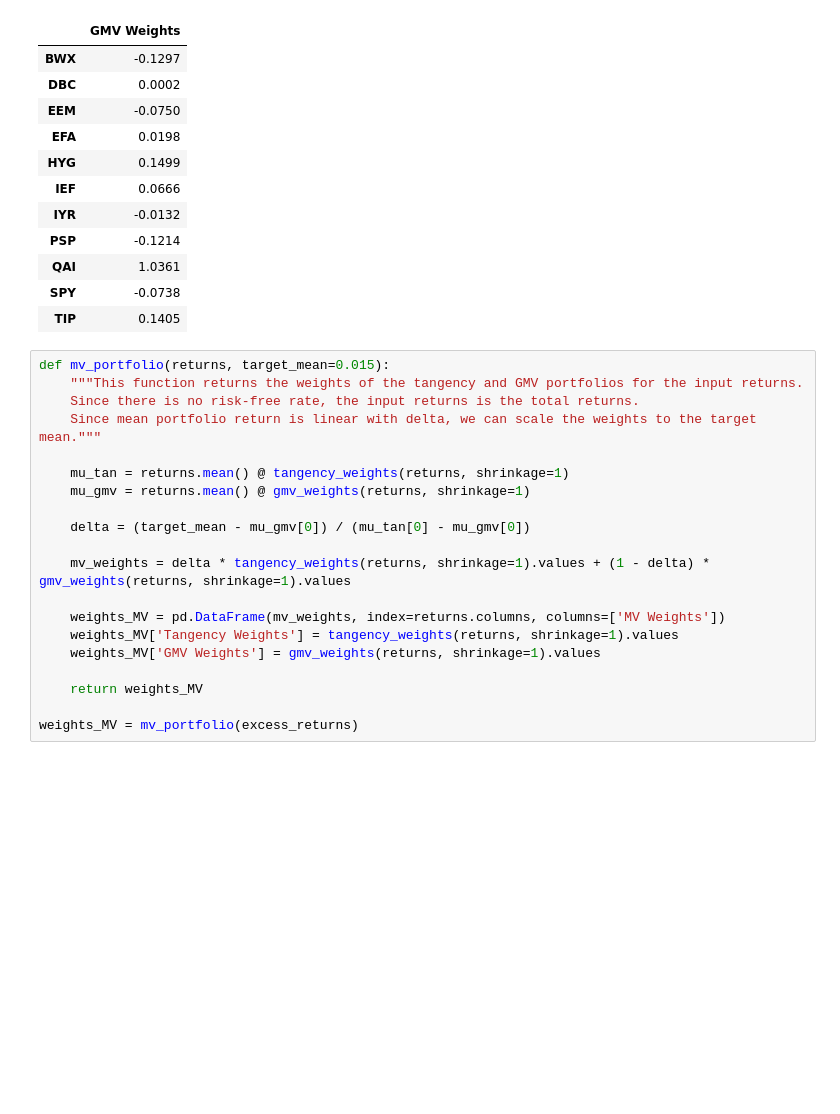
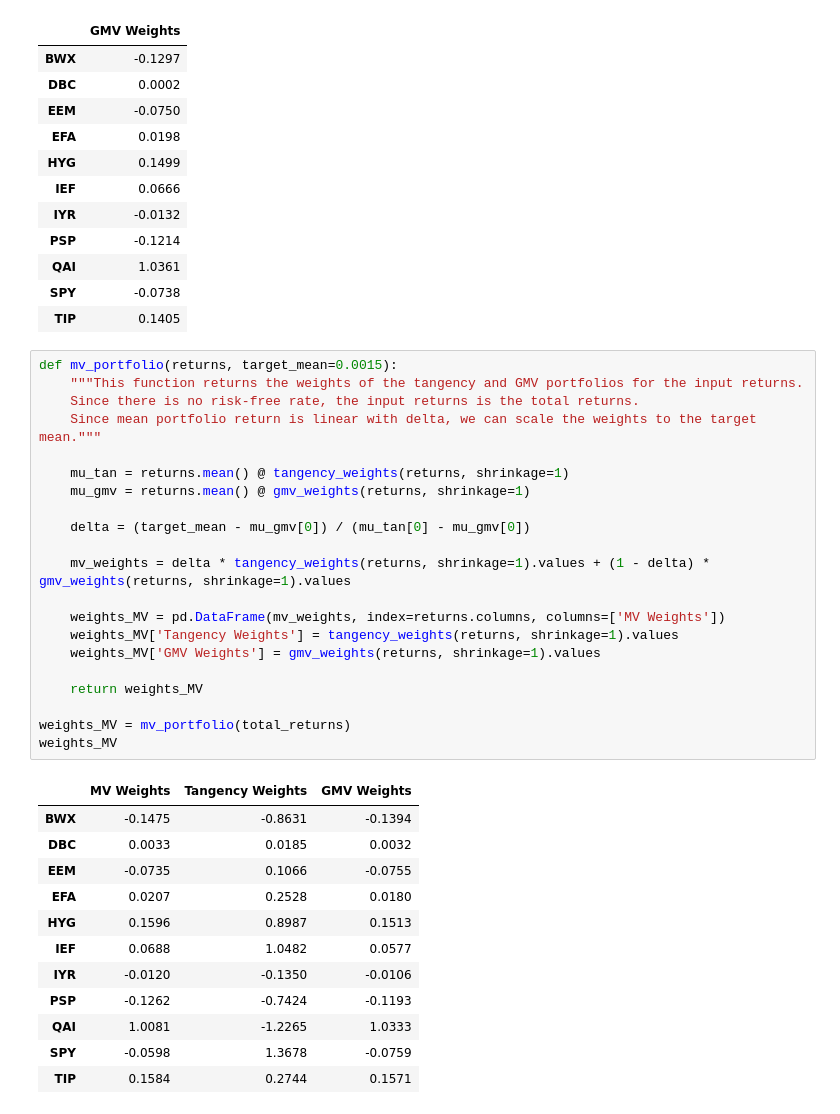
Before and after one commit to chew-in/Quantitative_Portfolio_Manager, a Jupyter notebook: homework/hw1_CY.ipynb, the cells around one changed output. Drawn from its saved outputs; the diff is of its cells as text; blank space fills up the shorter version.

```diff
--- a/homework/hw1_CY.ipynb
+++ b/homework/hw1_CY.ipynb
@@ -671,23 +674,37 @@ gmv_weights(excess_returns)
 | SPY | -0.0738 |
 | TIP | 0.1405 |
 # %%
-def mv_portfolio(returns, target_mean=0.015):
+def mv_portfolio(returns, target_mean=0.0015):
     """This function returns the weights of the tangency and GMV portfolios for the input returns.
     Since there is no risk-free rate, the input returns is the total returns.
     Since mean portfolio return is linear with delta, we can scale the weights to the target mean."""
 
     mu_tan = returns.mean() @ tangency_weights(returns, shrinkage=1)
     mu_gmv = returns.mean() @ gmv_weights(returns, shrinkage=1)
 
     delta = (target_mean - mu_gmv[0]) / (mu_tan[0] - mu_gmv[0])
 
     mv_weights = delta * tangency_weights(returns, shrinkage=1).values + (1 - delta) * gmv_weights(returns, shrinkage=1).values
 
     weights_MV = pd.DataFrame(mv_weights, index=returns.columns, columns=['MV Weights'])
     weights_MV['Tangency Weights'] = tangency_weights(returns, shrinkage=1).values
     weights_MV['GMV Weights'] = gmv_weights(returns, shrinkage=1).values
 
     return weights_MV
 
-weights_MV = mv_portfolio(excess_returns)
+weights_MV = mv_portfolio(total_returns)
+weights_MV
+# %% [output]
+|  | MV Weights | Tangency Weights | GMV Weights |
+| BWX | -0.1475 | -0.8631 | -0.1394 |
+| DBC | 0.0033 | 0.0185 | 0.0032 |
+| EEM | -0.0735 | 0.1066 | -0.0755 |
+| EFA | 0.0207 | 0.2528 | 0.0180 |
+| HYG | 0.1596 | 0.8987 | 0.1513 |
+| IEF | 0.0688 | 1.0482 | 0.0577 |
+| IYR | -0.0120 | -0.1350 | -0.0106 |
+| PSP | -0.1262 | -0.7424 | -0.1193 |
+| QAI | 1.0081 | -1.2265 | 1.0333 |
+| SPY | -0.0598 | 1.3678 | -0.0759 |
+| TIP | 0.1584 | 0.2744 | 0.1571 |
 # %%
```
Also changed, not shown: parts of 5 cells of this notebook.
